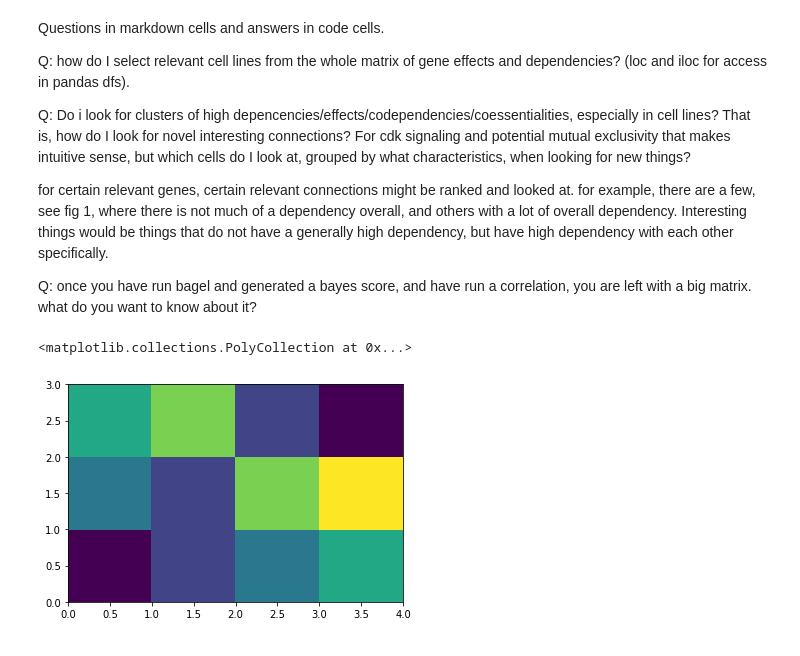
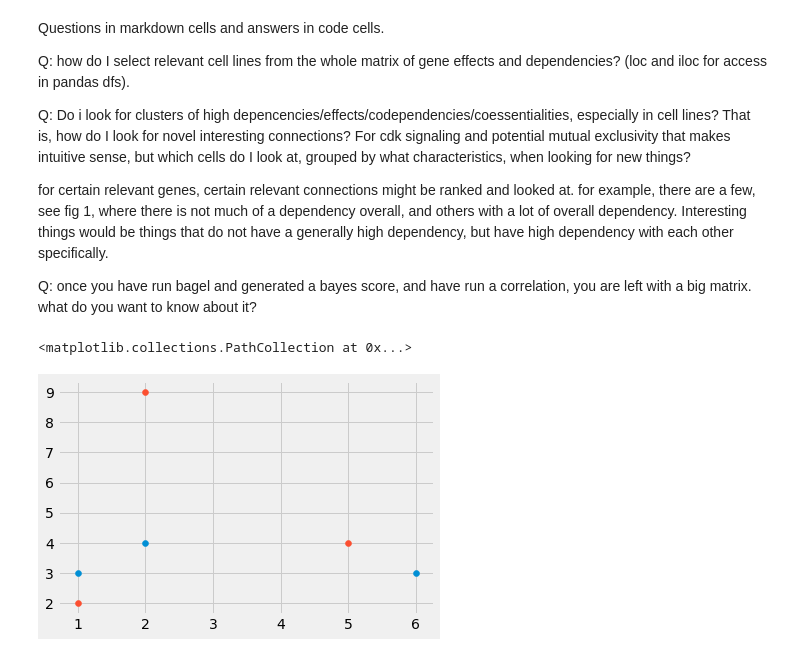
Before and after one commit to lannwal/projectlab, a Jupyter notebook: Exploration.ipynb, the cells around one changed output. Drawn from its saved outputs; the diff is of its cells as text; code cells hidden in the pictures.

```diff
--- a/Exploration.ipynb
+++ b/Exploration.ipynb
@@ -508,5 +483,15 @@ Q: once you have run bagel and generated a bayes score, and have run a correlati
-# %%
-plt.pcolor(data)
-# %% [output]
-<matplotlib.collections.PolyCollection at 0x...>
-[figure, removed]
+# %%
+plt.style.use('fivethirtyeight')
+a = np.array([[1,3],[6,3],[2,4]])
+b = np.array([[2,9],[5,4],[1,2]])
+
+x = np.linspace(0,6,20)
+y = 0.5 *x
+
+#plt.scatter(a[:,0],a[:,1])
+plt.scatter(*a.T)
+#plt.plot(x,y)
+plt.scatter(*b.T)
+# %% [output]
+<matplotlib.collections.PathCollection at 0x...>
+[figure, added]
```
Also changed, not shown: parts of 5 cells of this notebook, 1 other file.
